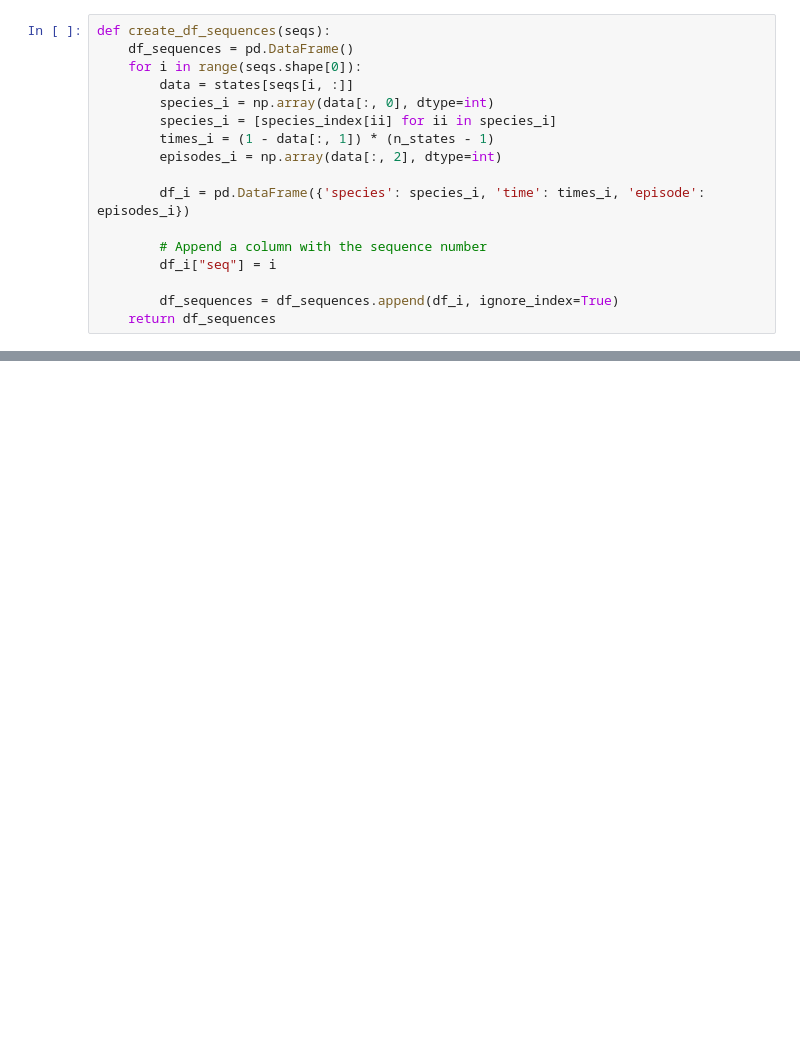
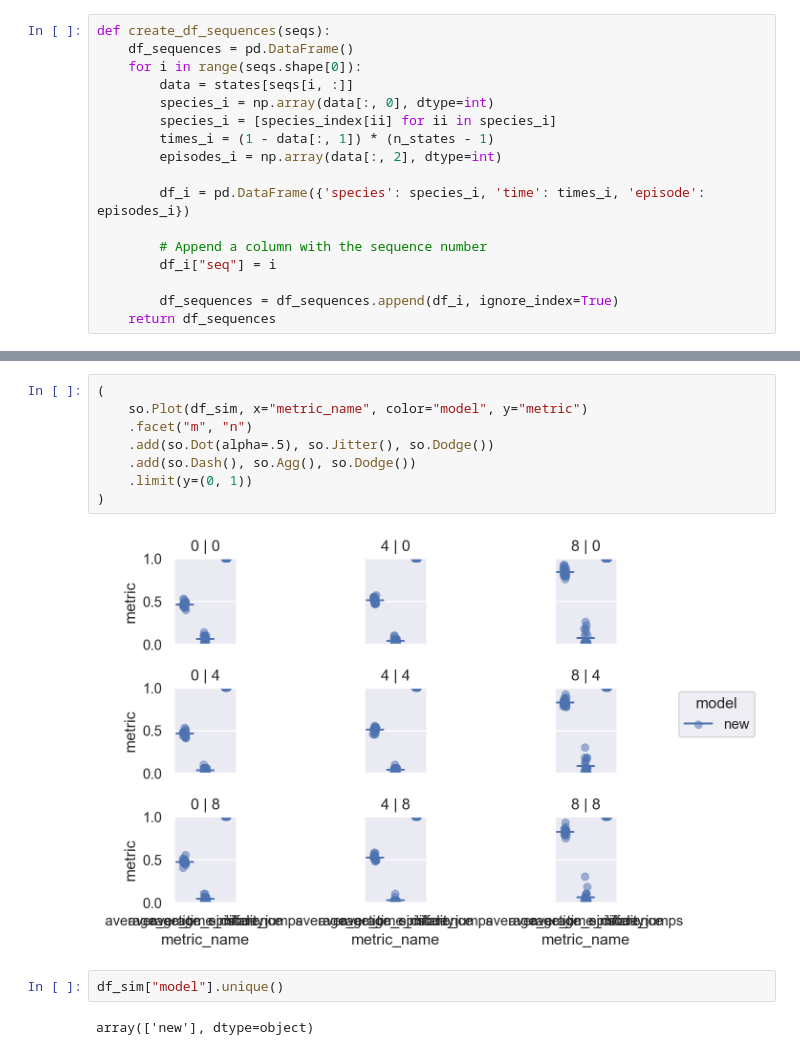
Before and after one commit to LubnaAb/episodic_memory, a Jupyter notebook: species.ipynb, the cells around one changed output, grey strips where cells are left out. Saved outputs shown, nothing was run; the diff lists cells and outputs as text; blank space fills up the shorter version.

```diff
--- a/species.ipynb
+++ b/species.ipynb
@@ -160,0 +252,14 @@ df_sim = df_sim.append(df_sim_dummy, ignore_index=True)
+# %%
+(
+    so.Plot(df_sim, x="metric_name", color="model", y="metric")
+    .facet("m", "n")
+    .add(so.Dot(alpha=.5), so.Jitter(), so.Dodge())
+    .add(so.Dash(), so.Agg(), so.Dodge())
+    .limit(y=(0, 1))
+)
+# %% [output]
+[figure, added]
+# %%
+df_sim["model"].unique()
+# %% [output]
+array(['new'], dtype=object)
```
Also changed, not shown: parts of 8 cells of this notebook.
